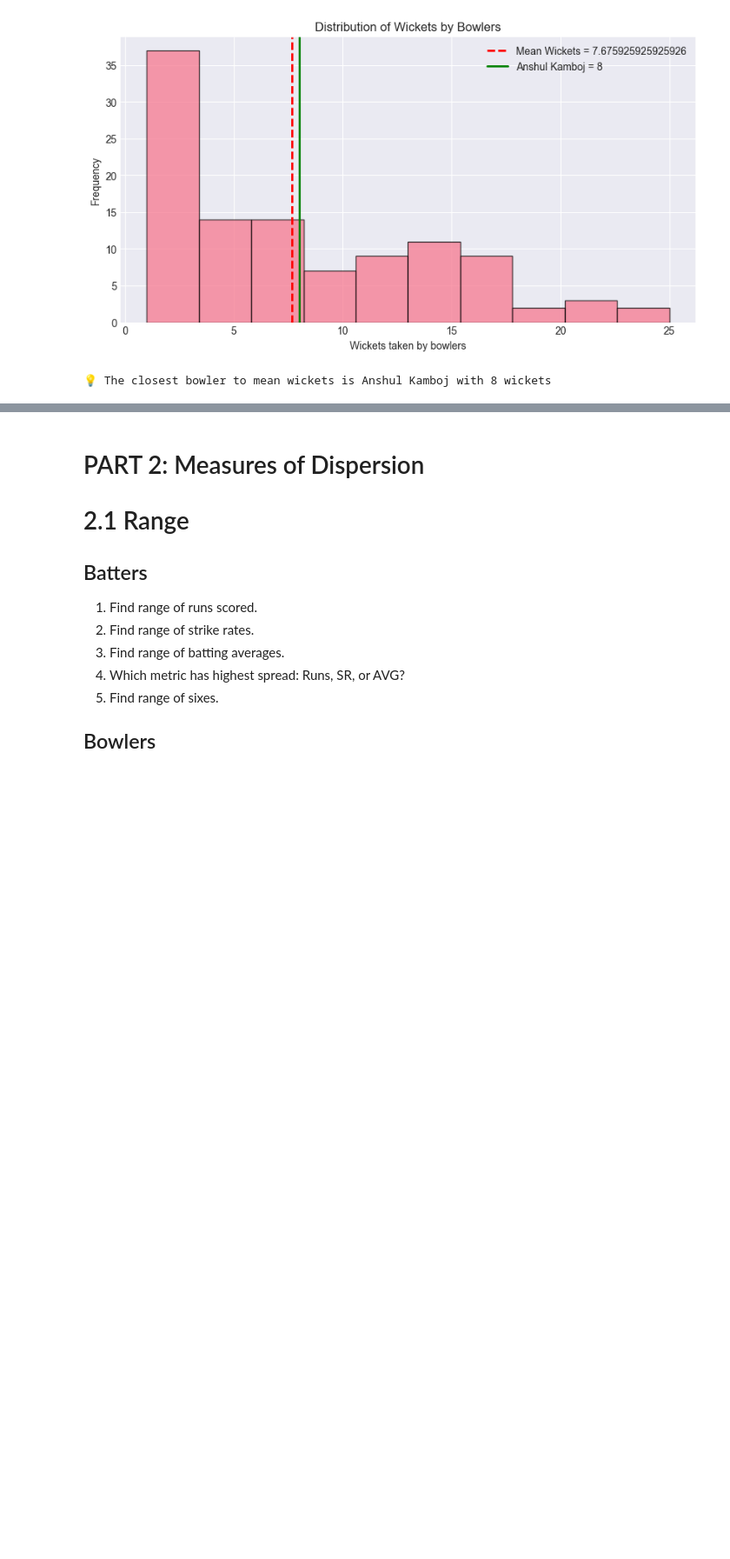
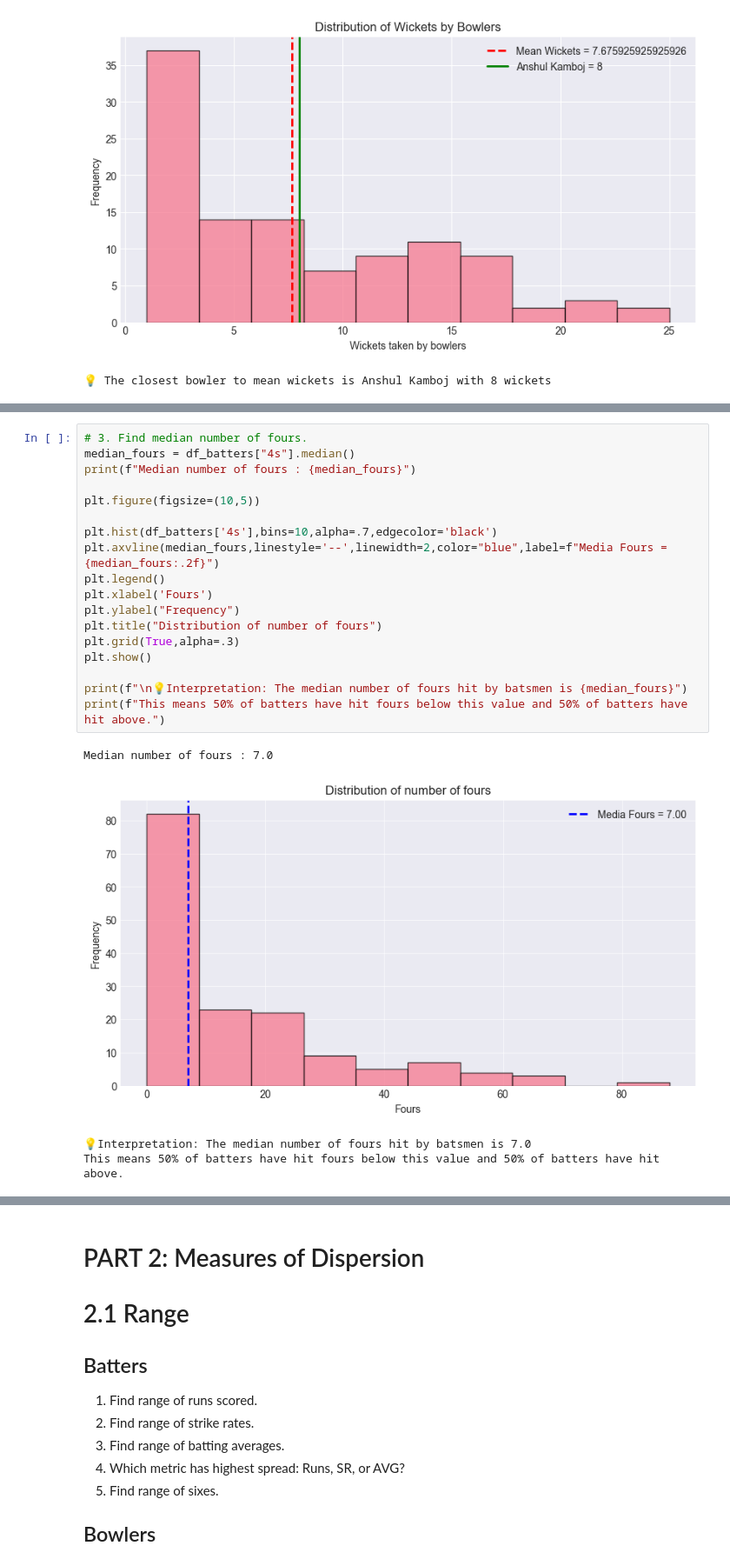
Before and after one commit to shahyash1136/data-analyst-porjects, a Jupyter notebook: IPL_2025_jupyterbook/index.ipynb, the cells around one changed output, grey strips where cells are left out. Shown at 87% size. Cells and saved outputs as stored; diff of their text form; blank space fills up the shorter version.

```diff
--- a/IPL_2025_jupyterbook/index.ipynb
+++ b/IPL_2025_jupyterbook/index.ipynb
@@ -587,0 +648,23 @@ plt.show()
+# %%
+# 3. Find median number of fours.
+median_fours = df_batters["4s"].median()
+print(f"Median number of fours : {median_fours}")
+
+plt.figure(figsize=(10,5))
+
+plt.hist(df_batters['4s'],bins=10,alpha=.7,edgecolor='black')
+plt.axvline(median_fours,linestyle='--',linewidth=2,color="blue",label=f"Media Fours = {median_fours:.2f}")
+plt.legend()
+plt.xlabel('Fours')
+plt.ylabel("Frequency")
+plt.title("Distribution of number of fours")
+plt.grid(True,alpha=.3)
+plt.show()
+
+print(f"\n💡Interpretation: The median number of fours hit by batsmen is {median_fours}")
+print(f"This means 50% of batters have hit fours below this value and 50% of batters have hit above.")
+# %% [output]
+Median number of fours : 7.0
+[figure, added]
+💡Interpretation: The median number of fours hit by batsmen is 7.0
+This means 50% of batters have hit fours below this value and 50% of batters have hit above.
```
Also changed, not shown: parts of 11 cells of this notebook.
